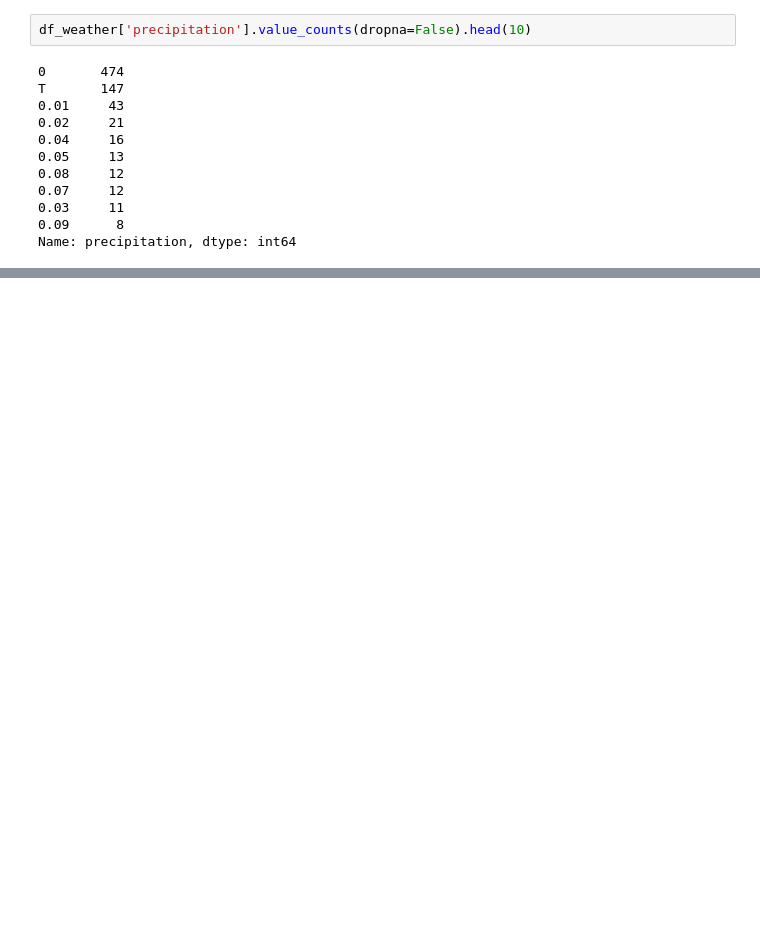
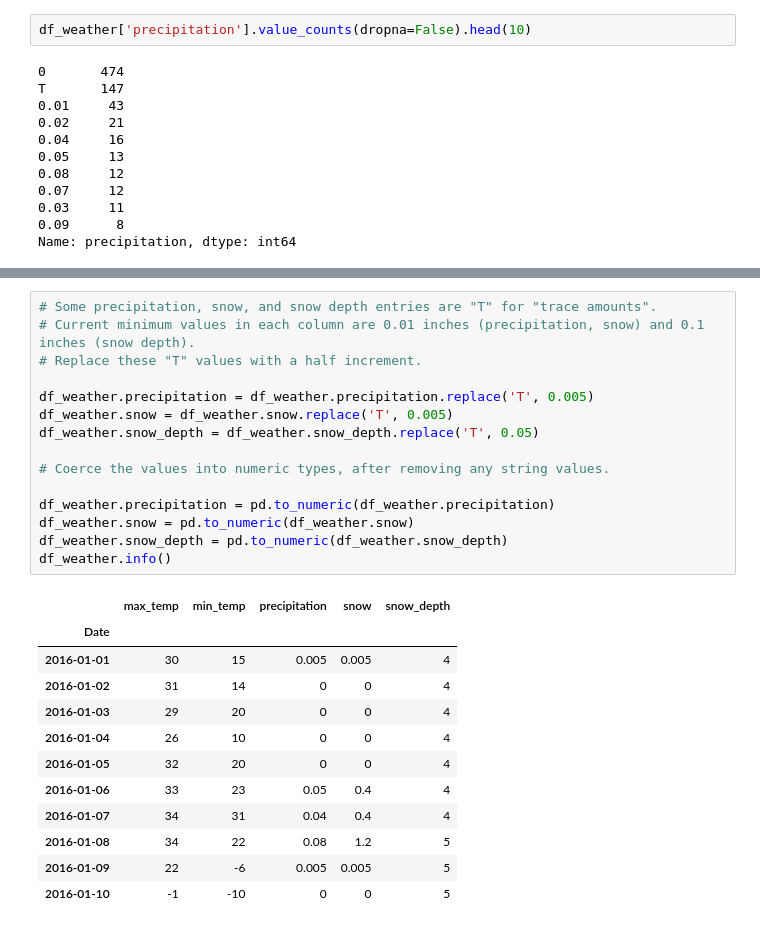
Before and after one commit to lwdee/Springboard, a Jupyter notebook: Capstone/Capstone_1_Data_Wrangling.ipynb, the cells around one changed output, grey strips where cells are left out. Drawn from its saved outputs; the diff is of its cells as text; blank space fills up the shorter version.

```diff
--- a/Capstone/Capstone_1_Data_Wrangling.ipynb
+++ b/Capstone/Capstone_1_Data_Wrangling.ipynb
@@ -391,0 +428,28 @@ Name: precipitation, dtype: int64
+# %%
+# Some precipitation, snow, and snow depth entries are "T" for "trace amounts".
+# Current minimum values in each column are 0.01 inches (precipitation, snow) and 0.1 inches (snow depth).
+# Replace these "T" values with a half increment.
+
+df_weather.precipitation = df_weather.precipitation.replace('T', 0.005)
+df_weather.snow = df_weather.snow.replace('T', 0.005)
+df_weather.snow_depth = df_weather.snow_depth.replace('T', 0.05)
+
+# Coerce the values into numeric types, after removing any string values.
+
+df_weather.precipitation = pd.to_numeric(df_weather.precipitation)
+df_weather.snow = pd.to_numeric(df_weather.snow)
+df_weather.snow_depth = pd.to_numeric(df_weather.snow_depth)
+df_weather.info()
+# %% [output]
+|  | max_temp | min_temp | precipitation | snow | snow_depth |
+| Date |  |  |  |  |  |
+| 2016-01-01 | 30 | 15 | 0.005 | 0.005 | 4 |
+| 2016-01-02 | 31 | 14 | 0 | 0 | 4 |
+| 2016-01-03 | 29 | 20 | 0 | 0 | 4 |
+| 2016-01-04 | 26 | 10 | 0 | 0 | 4 |
+| 2016-01-05 | 32 | 20 | 0 | 0 | 4 |
+| 2016-01-06 | 33 | 23 | 0.05 | 0.4 | 4 |
+| 2016-01-07 | 34 | 31 | 0.04 | 0.4 | 4 |
+| 2016-01-08 | 34 | 22 | 0.08 | 1.2 | 5 |
+| 2016-01-09 | 22 | -6 | 0.005 | 0.005 | 5 |
+| 2016-01-10 | -1 | -10 | 0 | 0 | 5 |
```
Also changed, not shown: parts of 13 cells of this notebook.
